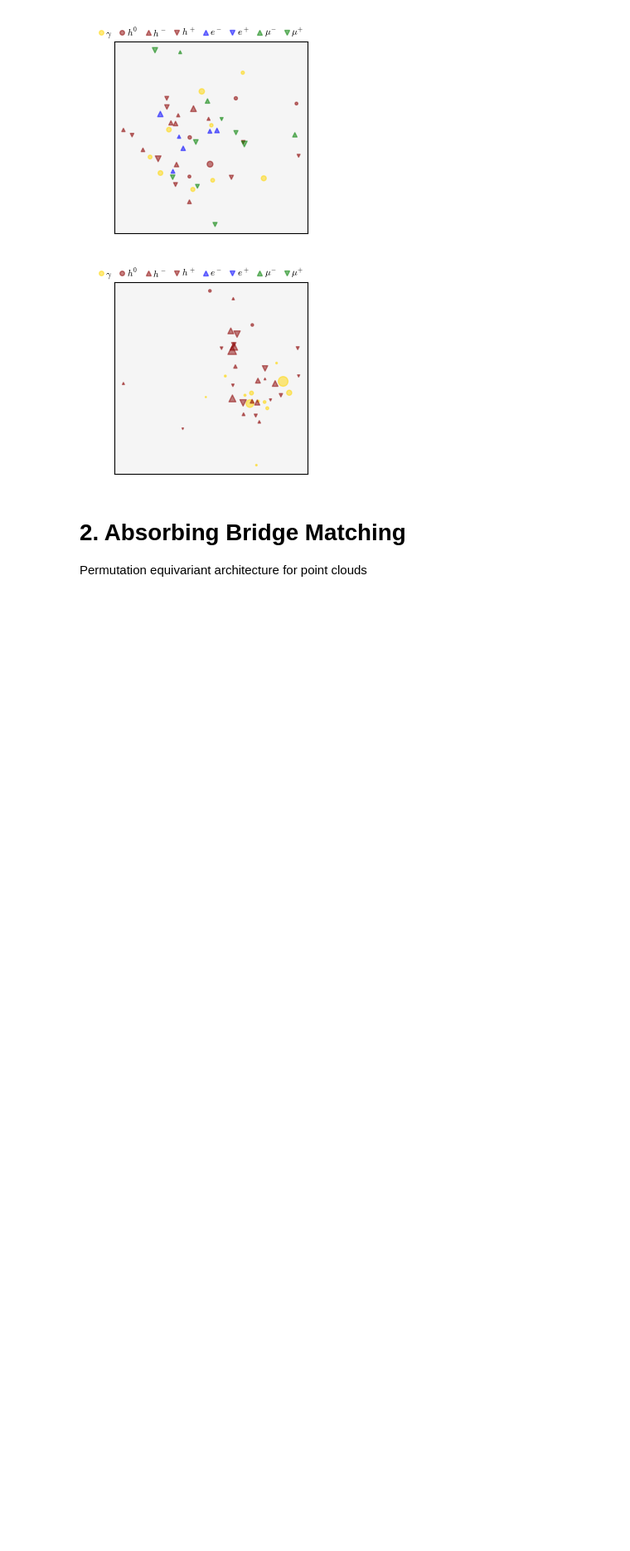
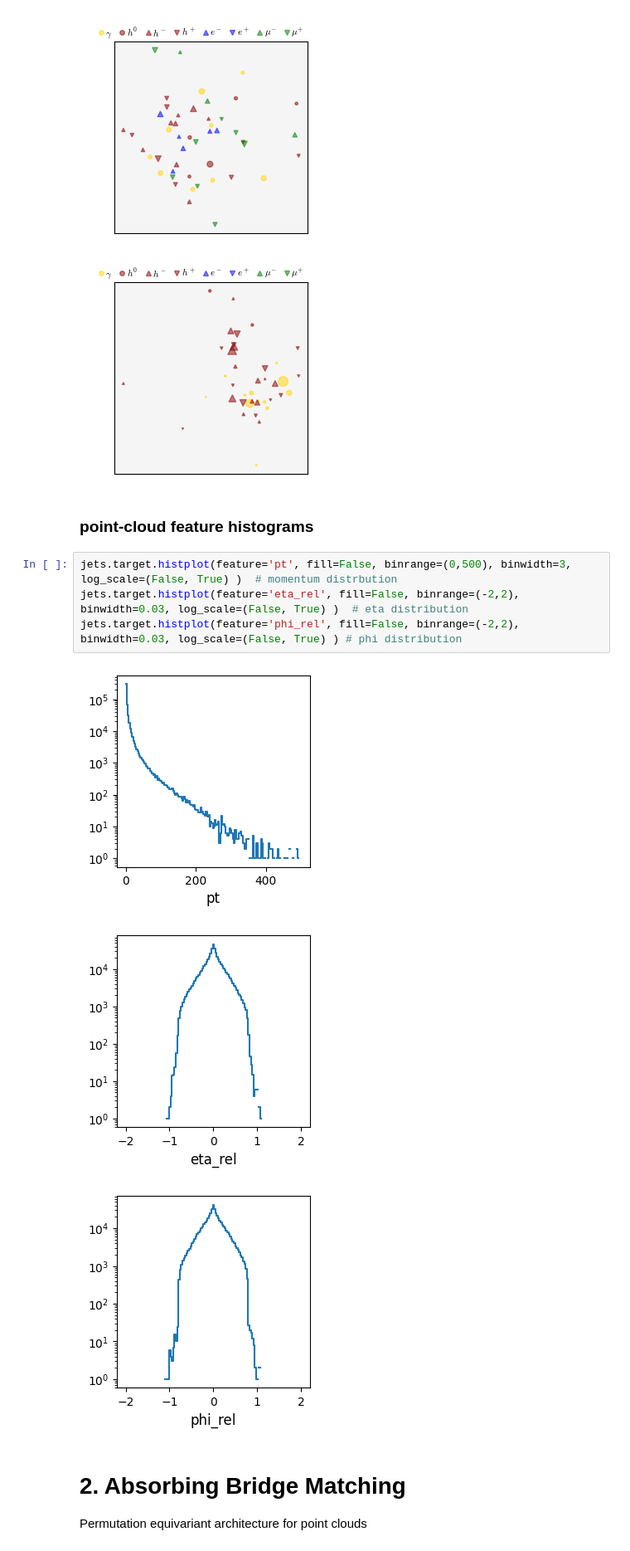
Before and after one commit to dfaroughy/Multimodal-Bridges, a Jupyter notebook: jet_generation.ipynb, the cells around one changed output. Shown: that part at 83% size. Cells and saved outputs as stored; diff of their text form; blank space fills up the shorter version.

Commit message:
add histograms

```diff
--- a/jet_generation.ipynb
+++ b/jet_generation.ipynb
@@ -16,6 +28,16 @@ jets.target.display_cloud(idx=3, scale_marker=2.0)
 # %% [output]
 [figure]
 [figure]
+# %% [markdown]
+### point-cloud feature histograms
+# %%
+jets.target.histplot(feature='pt', fill=False, binrange=(0,500), binwidth=3, log_scale=(False, True) )  # momentum distrbution
+jets.target.histplot(feature='eta_rel', fill=False, binrange=(-2,2), binwidth=0.03, log_scale=(False, True) )  # eta distribution
+jets.target.histplot(feature='phi_rel', fill=False, binrange=(-2,2), binwidth=0.03, log_scale=(False, True) ) # phi distribution
+# %% [output]
+[figure, added]
+[figure, added]
+[figure, added]
 # %% [markdown]
 # 2. Absorbing Bridge Matching
 Permutation equivariant architecture for point clouds
```
Also changed, not shown: parts of 3 cells of this notebook.
